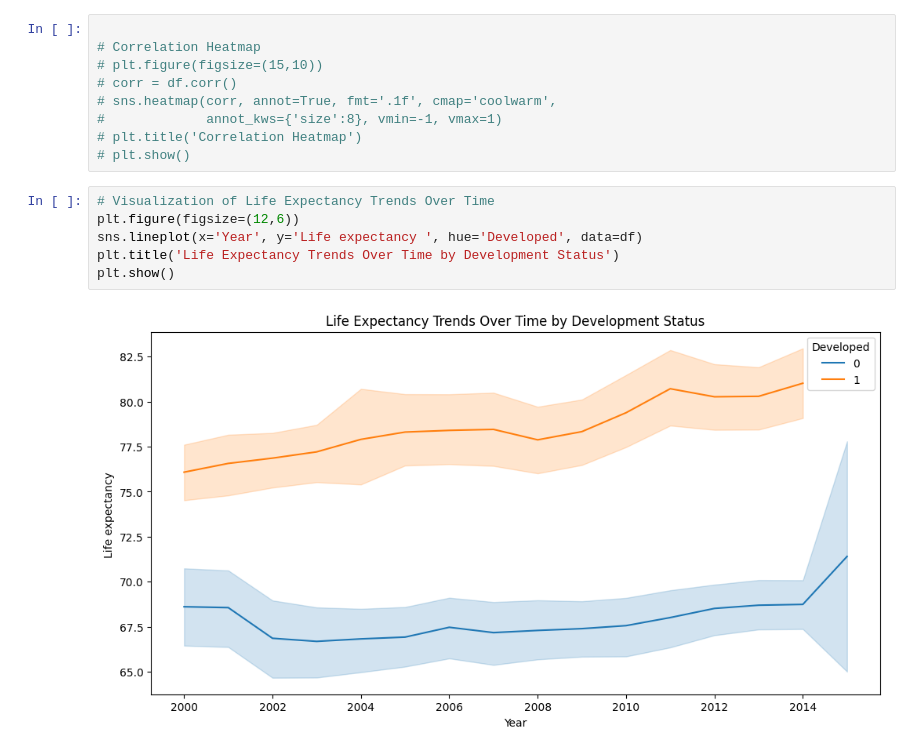
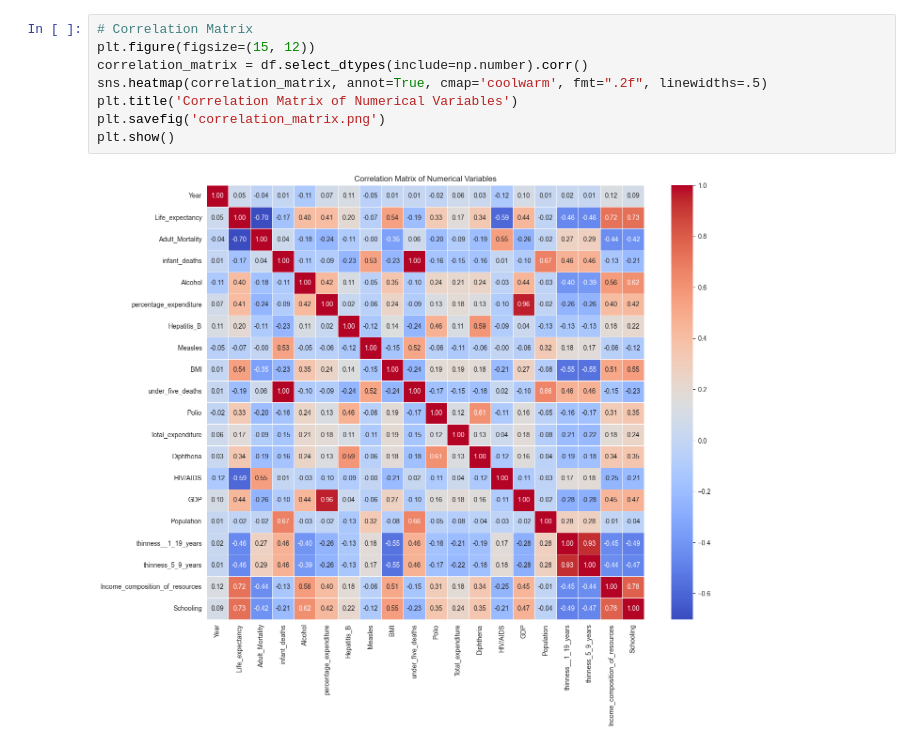
Before and after one commit to NamatovuChristineMaria123/Group-A-Day-Life-Expectancy-Recess-Project, a Jupyter notebook: Life_expectancy.ipynb, the cells around one changed output. Cells and saved outputs as stored; diff of their text form.

```diff
--- a/Life_expectancy.ipynb
+++ b/Life_expectancy.ipynb
@@ -220,17 +203,10 @@ plt.show()
 # %%
-
-# Correlation Heatmap
-# plt.figure(figsize=(15,10))
-# corr = df.corr()
-# sns.heatmap(corr, annot=True, fmt='.1f', cmap='coolwarm',
-#             annot_kws={'size':8}, vmin=-1, vmax=1)
-# plt.title('Correlation Heatmap')
-# plt.show()
+# Correlation Matrix
+plt.figure(figsize=(15, 12))
+correlation_matrix = df.select_dtypes(include=np.number).corr()
+sns.heatmap(correlation_matrix, annot=True, cmap='coolwarm', fmt=".2f", linewidths=.5)
+plt.title('Correlation Matrix of Numerical Variables')
+plt.savefig('correlation_matrix.png')
+plt.show()
+# %% [output]
+[figure, added]
-# %%
-# Visualization of Life Expectancy Trends Over Time
-plt.figure(figsize=(12,6))
-sns.lineplot(x='Year', y='Life expectancy ', hue='Developed', data=df)
-plt.title('Life Expectancy Trends Over Time by Development Status')
-plt.show()
-# %% [output]
-[figure, removed]
```
Also changed, not shown: parts of 28 cells of this notebook.
